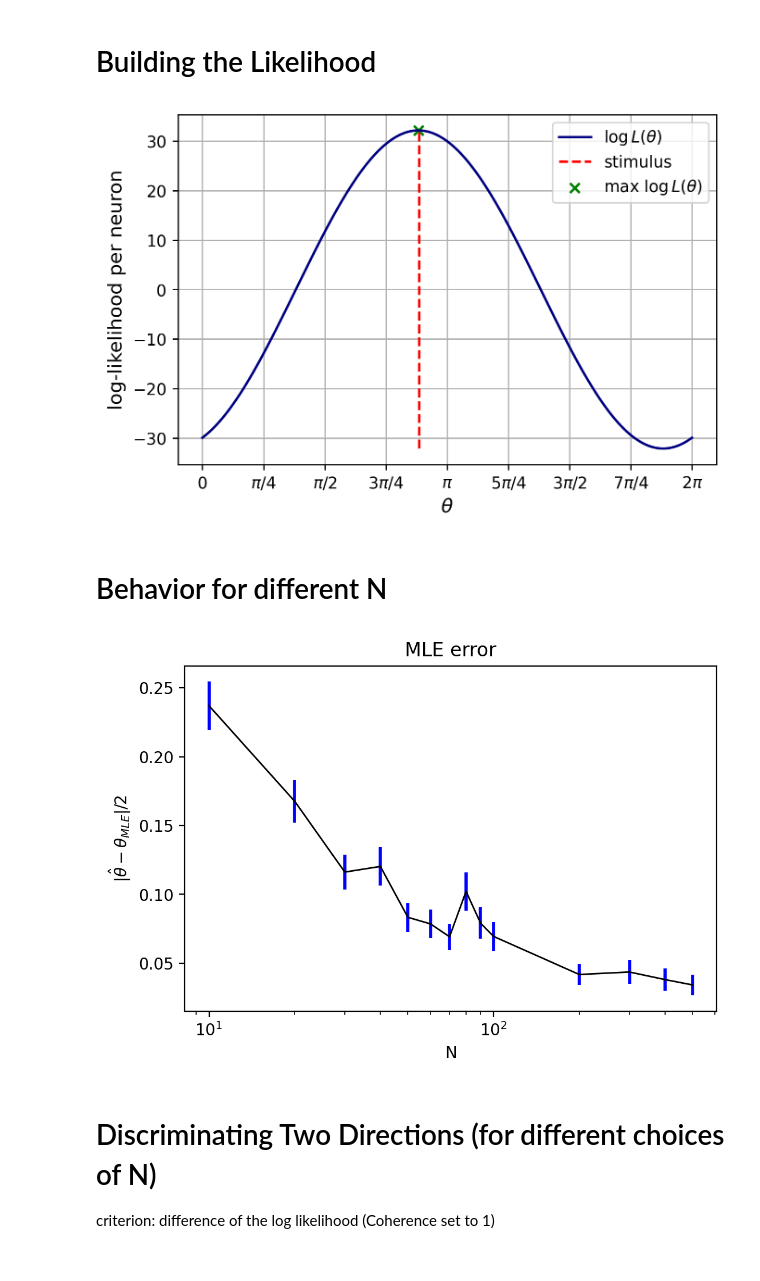
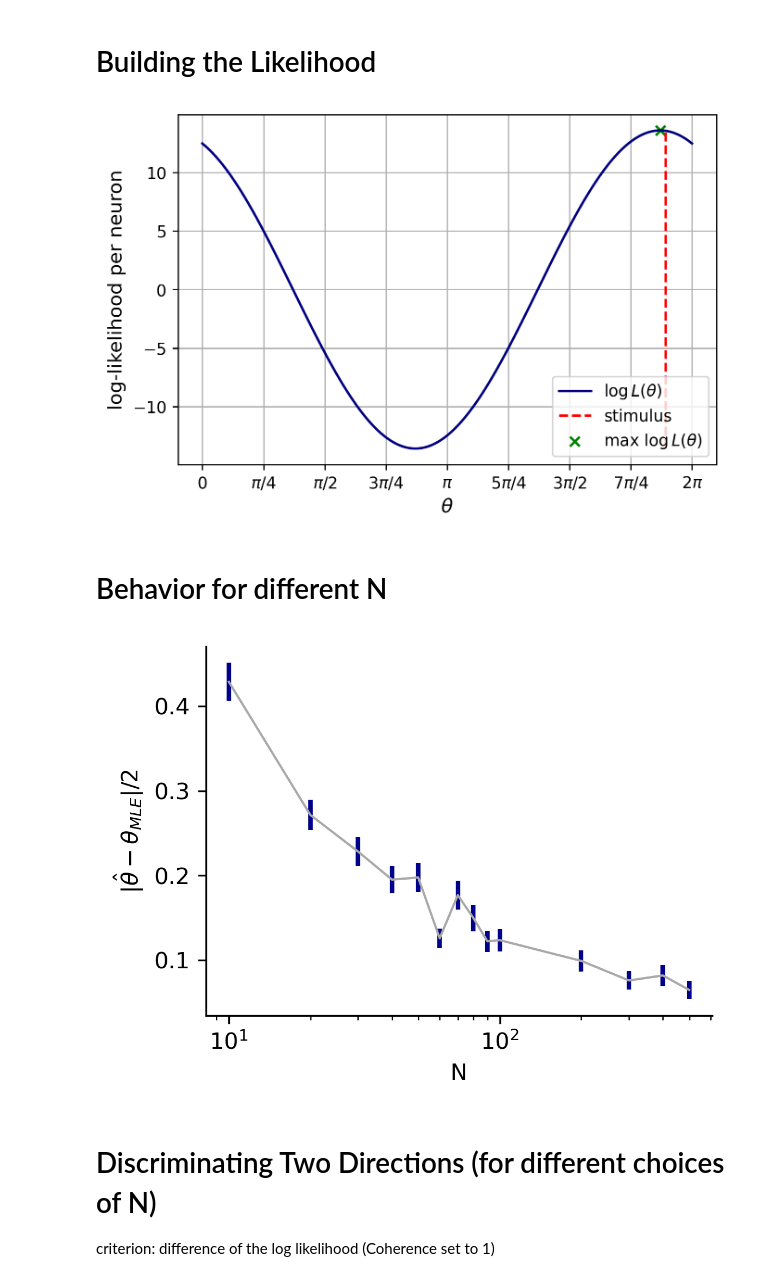
Before and after one commit to aGiorlandino/Theoretical_Neuroscience_ENS, a Jupyter notebook: Likelihood_estimator.ipynb, the cells around one changed output. Saved outputs shown, nothing was run; the diff lists cells and outputs as text; code cells hidden in the pictures.

Commit message:
fixed acc plot

```diff
--- a/Likelihood_estimator.ipynb
+++ b/Likelihood_estimator.ipynb
@@ -1,8 +1,10 @@
 # %%
 import numpy as np
 import matplotlib.pyplot as plt
+import seaborn as sns
 
-def simulated_response(theta, theta_tune, N,  C=1, kappa=3):
+
+def simulated_response(theta, theta_tune, N,  C=1, kappa=1):
     Rmax=60
     t=1 #s
     f = np.exp(kappa*(np.cos(theta-theta_tune)-1))
@@ -15,7 +17,7 @@ def false_alarm_response(N):
     response = np.random.poisson(lam=Rmin*t, size=N)
     return response
 
-def log_likelihood(response, theta, theta_tune, kappa=3):
+def log_likelihood(response, theta, theta_tune, kappa=1):
     return np.dot(response, kappa*(np.cos(np.ones(np.shape(theta_tune))*theta-theta_tune)))
 # %% [markdown]
 # Building the Likelihood
@@ -45,13 +47,13 @@ plt.xticks([n*np.pi/4 for n in range(9)], labels=["0", "$\pi/4$", "$\pi/2$", "$3
 plt.legend()
 plt.grid()
 # %% [output]
-[figure, old version]
+[figure, new version]
 # %% [markdown]
 # Behavior for different N
 # %%
 N_range=[10, 20, 30, 40, 50, 60, 70, 80, 90, 100, 200, 300, 400, 500]
 n_trials=1000
-theta_range = np.linspace(0, 2*np.pi, 1000)
+theta_range = np.linspace(0, 2*np.pi, 10000)
 
 diff=np.zeros(shape=(n_trials, len(N_range)))
 j=0
@@ -59,8 +61,7 @@ for N in N_range:
     i=0
     for trial in range(n_trials):
         theta_tune = np.random.choice(theta_range, size=N)
-        random_theta_index = np.random.randint(0, len(theta_range))
-        random_theta = theta_range[random_theta_index]
+        random_theta = np.random.rand()*2*np.pi
         response = simulated_response(theta=random_theta, theta_tune=theta_tune , N=N)
         full_log_likelihood=[]
         for theta in theta_range:
@@ -71,17 +72,18 @@ for N in N_range:
 mean_diff = np.mean(diff, axis=0)
 std_diff = np.std(diff, axis=0)
 # %%
-plt.figure(dpi=200)
-plt.errorbar(N_range, mean_diff/2, yerr=std_diff/(2*np.sqrt(n_trials)), color="black", ecolor="blue", linewidth=1, elinewidth=2)
+fig, ax = plt.subplots(1, 1, figsize=(4, 3), dpi=300)
+ax.errorbar(N_range, mean_diff/2, yerr=std_diff/(2*np.sqrt(n_trials)), color="darkgrey", ecolor="darkblue", linewidth=1, elinewidth=2)
 #check y error normaliz factor
-plt.xscale("log")
+ax.set_xscale("log")
 #plt.yscale("log")
-plt.xlabel("N")
-plt.ylabel("$|\hat{\\theta}-\\theta_{MLE}|/2$")
-plt.title("MLE error")
+ax.set_xlabel("N")
+ax.set_ylabel("$|\hat{\\theta}-\\theta_{MLE}|/2$")
+#ax.set_title("MLE error")
+sns.despine(ax=ax, top=True, right=True, left=False, bottom=False)
 plt.show()
 # %% [output]
-[figure, old version]
+[figure, new version]
 # %% [markdown]
 # Discriminating Two Directions (for different choices of N)
 criterion: difference of the log likelihood (Coherence set to 1)
```
Also changed, not shown: parts of 7 cells of this notebook, 1 other file.
